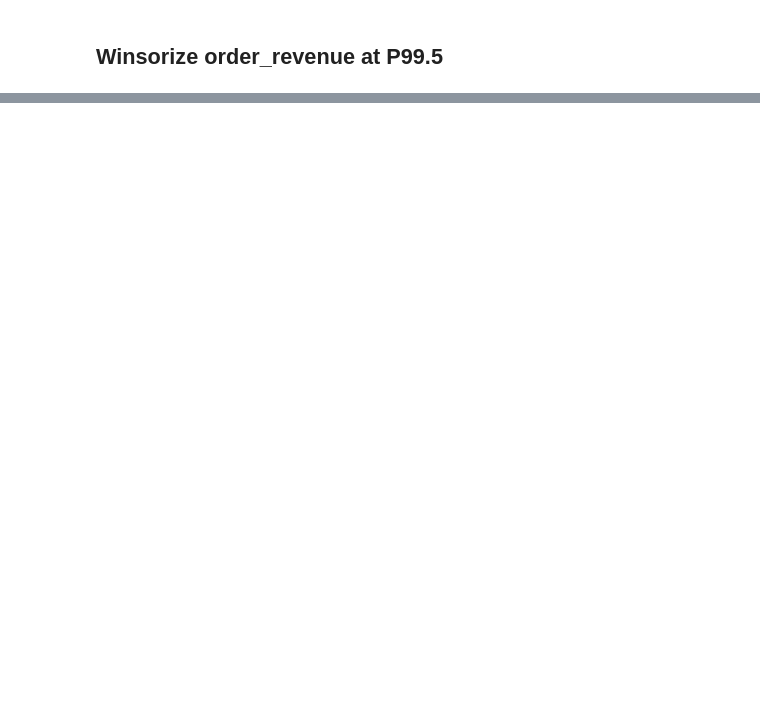
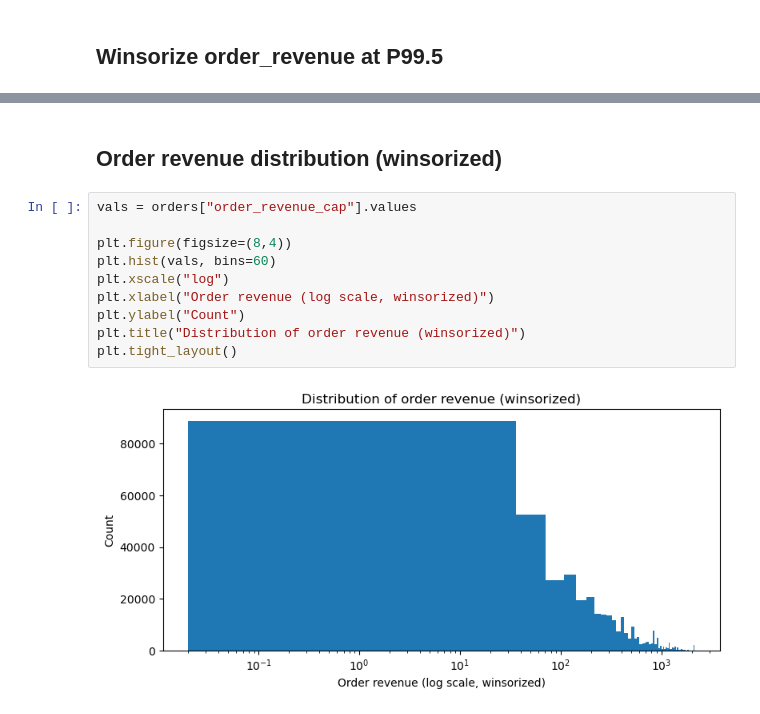
Before and after one commit to ayan978/Customer-Retention-Analysis-and-RFM-Segmentation-in-E-commerce, a Jupyter notebook: notebooks/customer_retention_rfm_segmentation.ipynb, the cells around one changed output, grey strips where cells are left out. Drawn from its saved outputs; the diff is of its cells as text; blank space fills up the shorter version.

Commit message:
found insights by visualizing the data and doing cohort analysis

```diff
--- a/notebooks/customer_retention_rfm_segmentation.ipynb
+++ b/notebooks/customer_retention_rfm_segmentation.ipynb
@@ -359,0 +389,14 @@ orders[["order_revenue","order_revenue_cap"]].describe(percentiles=[.5,.75,.9,.9
+# %% [markdown]
+## Order revenue distribution (winsorized)
+# %%
+vals = orders["order_revenue_cap"].values
+
+plt.figure(figsize=(8,4))
+plt.hist(vals, bins=60)
+plt.xscale("log")
+plt.xlabel("Order revenue (log scale, winsorized)")
+plt.ylabel("Count")
+plt.title("Distribution of order revenue (winsorized)")
+plt.tight_layout()
+# %% [output]
+[figure, added]
```
Also changed, not shown: parts of 33 cells of this notebook.
